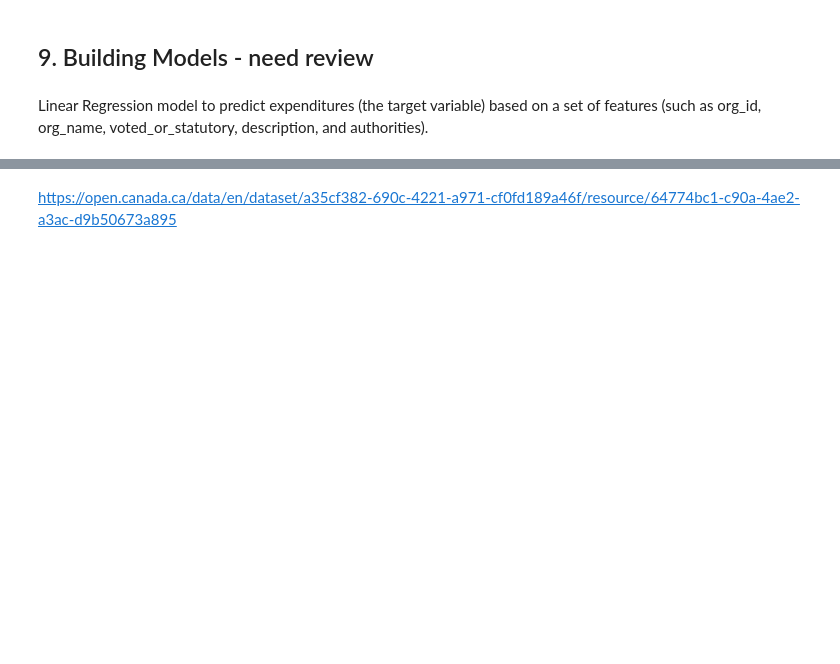
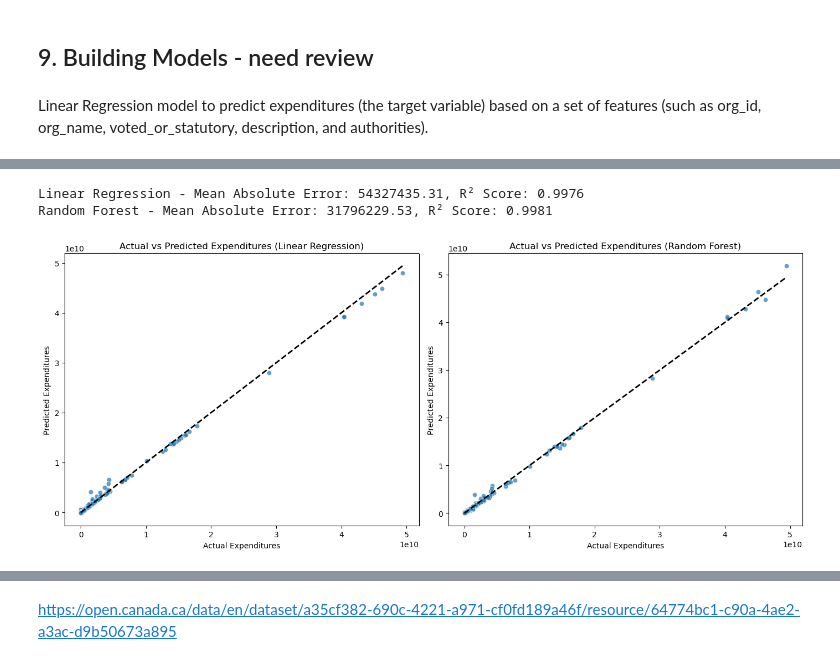
Before and after one commit to Preethi-202/Government-Data-Analysis, a Jupyter notebook: Final Project.ipynb, the cells around one changed output, grey strips where cells are left out. Cells and saved outputs as stored; diff of their text form; code cells hidden in the pictures; blank space fills up the shorter version.

Commit message:
ML Models Added

```diff
--- a/Final Project.ipynb
+++ b/Final Project.ipynb
@@ -648,0 +547,56 @@ plt.show()
+# %%
+from sklearn.linear_model import LinearRegression
+from sklearn.ensemble import RandomForestRegressor
+from sklearn.model_selection import train_test_split
+from sklearn.metrics import mean_absolute_error, r2_score
+import matplotlib.pyplot as plt
+import seaborn as sns
+
+# Extract the numeric year from the fiscal year column
+df['fy_numeric'] = df['fy_ef'].str.extract(r'(\d{4})').astype(int)
+
+# Define features and target variable
+X = df[['fy_numeric', 'authorities', 'org_id']]
+y = df['expenditures']
+
+# Train-test split
+X_train, X_test, y_train, y_test = train_test_split(X, y, test_size=0.2, random_state=42)
+
+# Initialize models
+models = {
+    "Linear Regression": LinearRegression(),
+    "Random Forest": RandomForestRegressor(n_estimators=100, random_state=42)
+}
+
+# Train models and store predictions
+predictions = {}
+results = {}
+
+for name, model in models.items():
+    model.fit(X_train, y_train)
+    y_pred = model.predict(X_test)
+
+    mae = mean_absolute_error(y_test, y_pred)
+    r2 = r2_score(y_test, y_pred)
+
+    predictions[name] = y_pred
+    results[name] = {"MAE": mae, "R² Score": r2}
+
+    print(f"{name} - Mean Absolute Error: {mae:.2f}, R² Score: {r2:.4f}")
+
+# Create side-by-side scatter plots for both models
+fig, axes = plt.subplots(1, 2, figsize=(14, 6))
+
+for ax, (name, y_pred) in zip(axes, predictions.items()):
+    sns.scatterplot(x=y_test, y=y_pred, alpha=0.7, ax=ax)
+    ax.plot([y_test.min(), y_test.max()], [y_test.min(), y_test.max()], 'k--', lw=2)  # Ideal prediction line
+    ax.set_xlabel("Actual Expenditures")
+    ax.set_ylabel("Predicted Expenditures")
+    ax.set_title(f"Actual vs Predicted Expenditures ({name})")
+
+plt.tight_layout()
+plt.show()
+# %% [output]
+Linear Regression - Mean Absolute Error: 54327435.31, R² Score: 0.9976
+Random Forest - Mean Absolute Error: 31796229.53, R² Score: 0.9981
+[figure, added]
```
Also changed, not shown: parts of 29 cells of this notebook, 1 other file.
